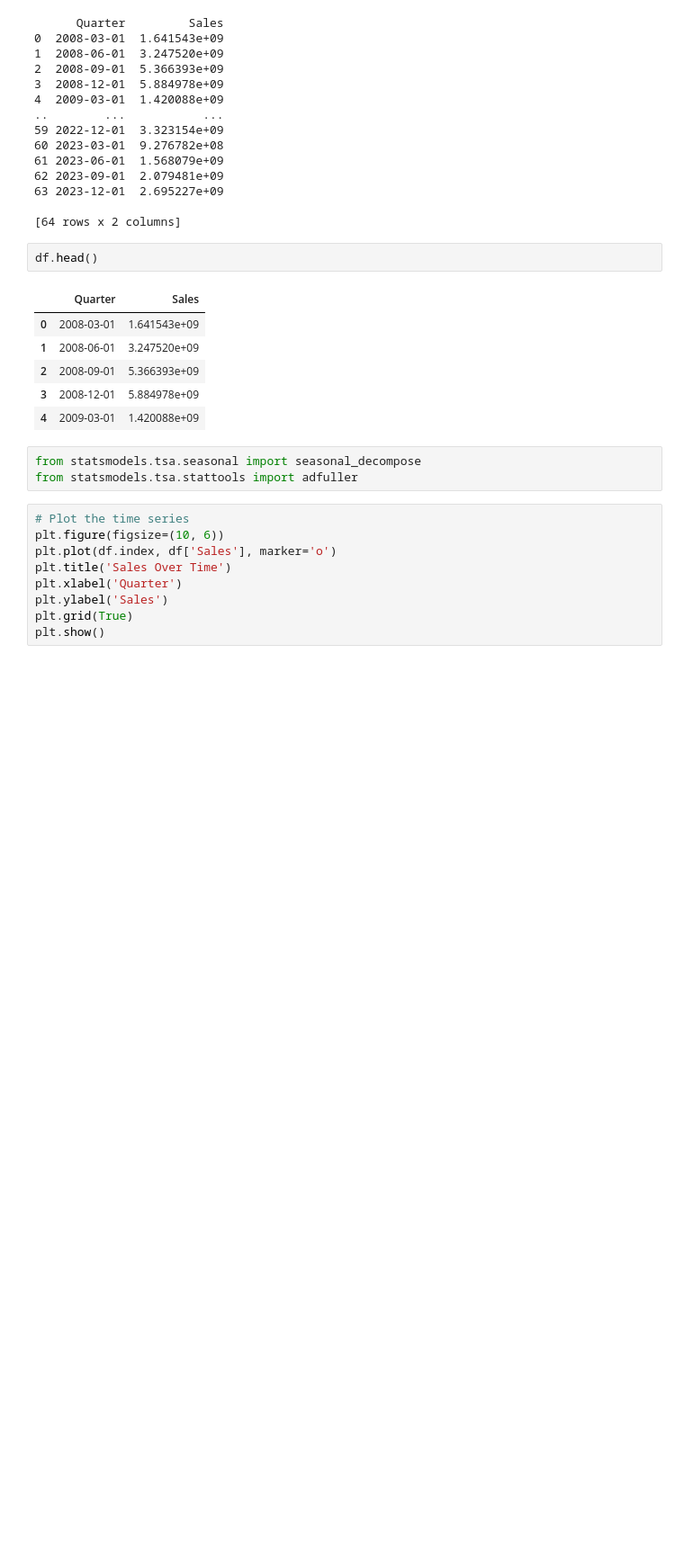
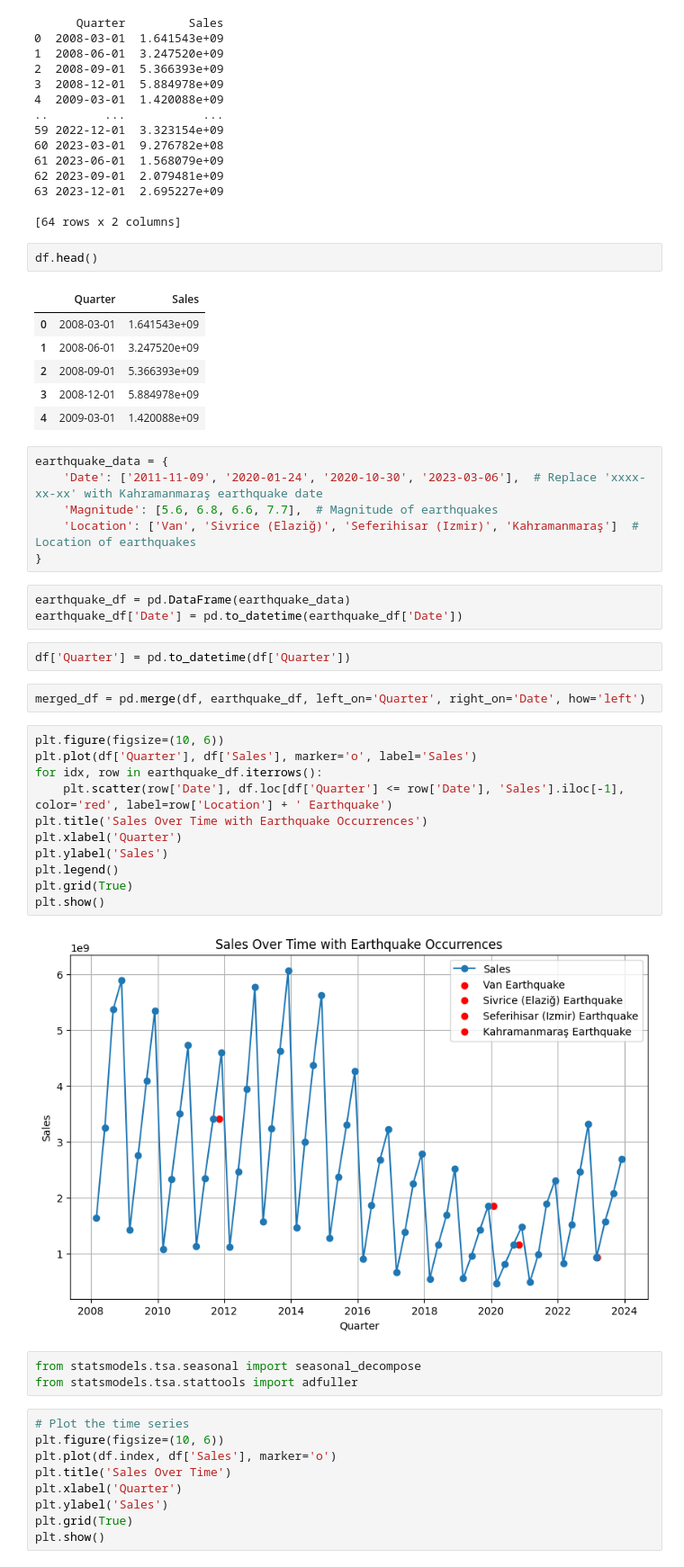
Before and after one commit to erenkbgc/capstone_project, a Jupyter notebook: capstone.ipynb, the cells around one changed output. Shown: that part at 90% size. Cells and saved outputs as stored; diff of their text form; blank space fills up the shorter version.

```diff
--- a/capstone.ipynb
+++ b/capstone.ipynb
@@ -88,6 +88,32 @@ df.head()
 | 2 | 2008-09-01 | 5.366393e+09 |
 | 3 | 2008-12-01 | 5.884978e+09 |
 | 4 | 2009-03-01 | 1.420088e+09 |
+# %%
+earthquake_data = {
+    'Date': ['2011-11-09', '2020-01-24', '2020-10-30', '2023-03-06'],  # Replace 'xxxx-xx-xx' with Kahramanmaraş earthquake date
+    'Magnitude': [5.6, 6.8, 6.6, 7.7],  # Magnitude of earthquakes
+    'Location': ['Van', 'Sivrice (Elaziğ)', 'Seferihisar (Izmir)', 'Kahramanmaraş']  # Location of earthquakes
+}
+# %%
+earthquake_df = pd.DataFrame(earthquake_data)
+earthquake_df['Date'] = pd.to_datetime(earthquake_df['Date'])
+# %%
+df['Quarter'] = pd.to_datetime(df['Quarter'])
+# %%
+merged_df = pd.merge(df, earthquake_df, left_on='Quarter', right_on='Date', how='left')
+# %%
+plt.figure(figsize=(10, 6))
+plt.plot(df['Quarter'], df['Sales'], marker='o', label='Sales')
+for idx, row in earthquake_df.iterrows():
+    plt.scatter(row['Date'], df.loc[df['Quarter'] <= row['Date'], 'Sales'].iloc[-1], color='red', label=row['Location'] + ' Earthquake')
+plt.title('Sales Over Time with Earthquake Occurrences')
+plt.xlabel('Quarter')
+plt.ylabel('Sales')
+plt.legend()
+plt.grid(True)
+plt.show()
+# %% [output]
+[figure, added]
 # %%
 from statsmodels.tsa.seasonal import seasonal_decompose
 from statsmodels.tsa.stattools import adfuller
```
Also changed, not shown: parts of 5 cells of this notebook.
